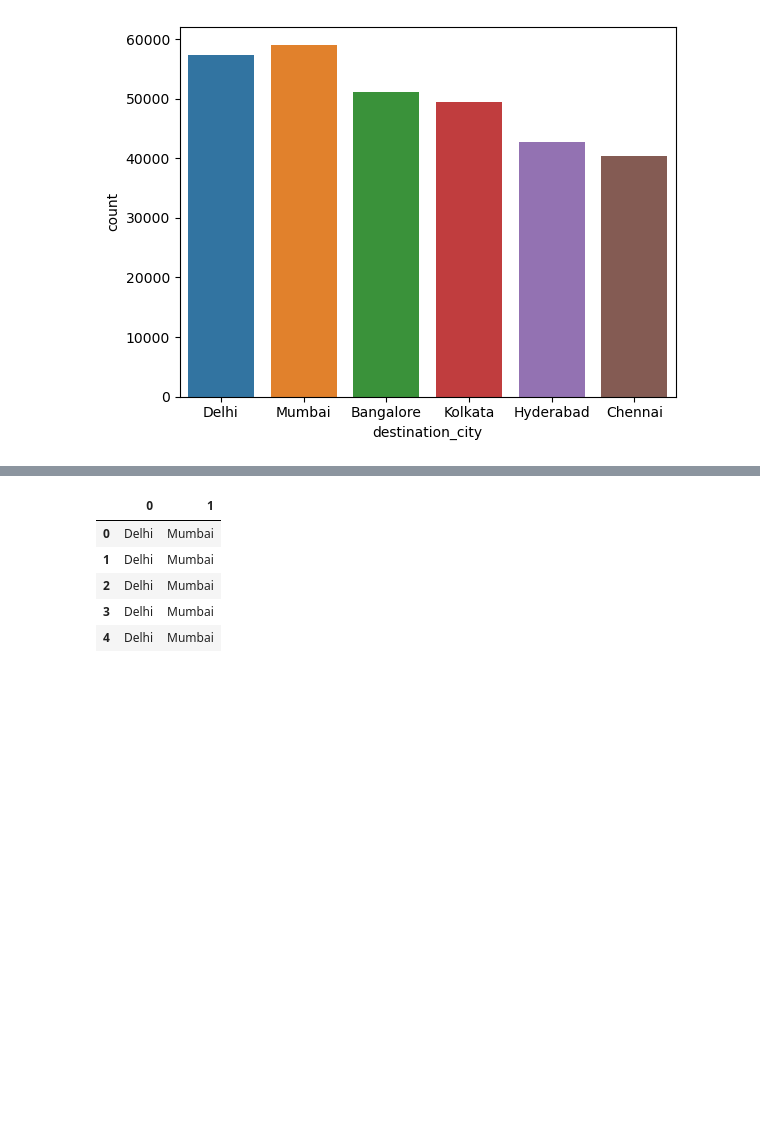
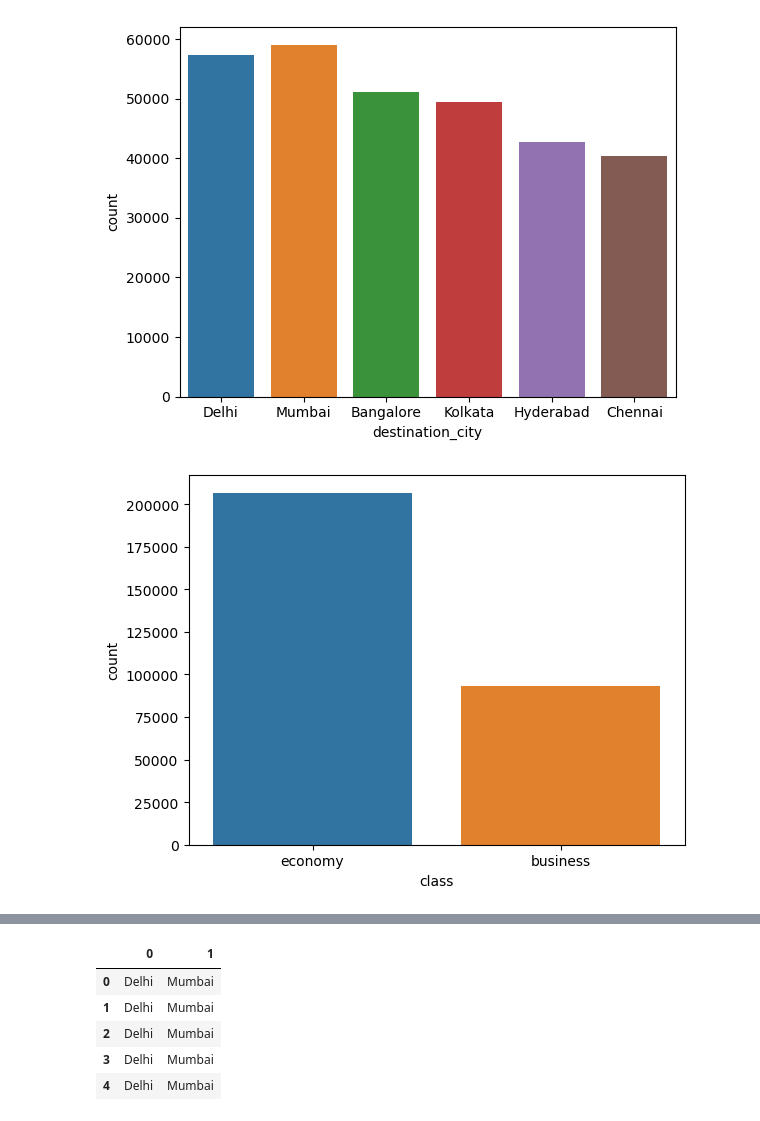
Before and after one commit to MSnellgrove/Springboard, a Jupyter notebook: Projects/Capstone/Flights Capstone EDA [Step 2].ipynb, the cells around one changed output, grey strips where cells are left out. Drawn from its saved outputs; the diff is of its cells as text; code cells hidden in the pictures; blank space fills up the shorter version.

Commit message:
Add files via upload
Added in more plots and explanations between cells.

```diff
--- a/Projects/Capstone/Flights Capstone EDA [Step 2].ipynb
+++ b/Projects/Capstone/Flights Capstone EDA [Step 2].ipynb
@@ -87,3 +125,7 @@ _= sns.countplot(x = 'source_city', data = flights)
 _= sns.countplot(x = 'destination_city', data = flights, order = ['Delhi', 'Mumbai', 'Bangalore', 'Kolkata', 'Hyderabad', 'Chennai'])
 # %% [output]
 [figure]
+# %%
+_= sns.countplot(x = 'class', data = flights)
+# %% [output]
+[figure, added]
```
Also changed, not shown: parts of 39 cells of this notebook.
